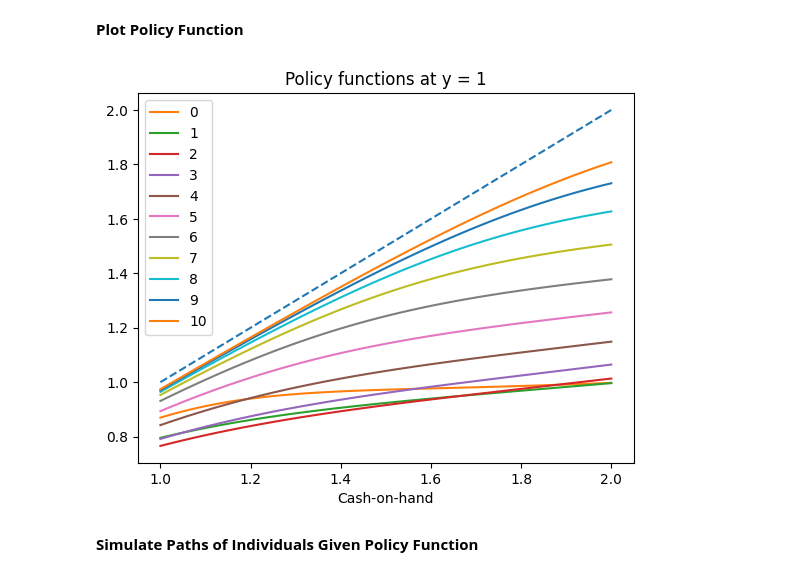
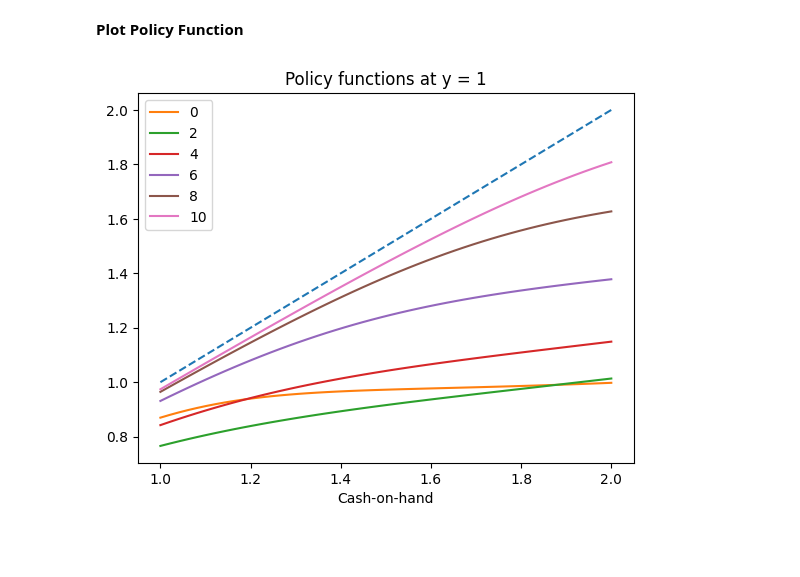
Before and after one commit to marcdelabarrera/nndp, a Jupyter notebook: docs/source/notebooks/income_fluctuations/main.ipynb, the cells around one changed output. Saved outputs shown, nothing was run; the diff lists cells and outputs as text; code cells hidden in the pictures; blank space fills up the shorter version.

```diff
--- a/docs/source/notebooks/income_fluctuations/main.ipynb
+++ b/docs/source/notebooks/income_fluctuations/main.ipynb
@@ -59,16 +59,14 @@ fig.show()
 # %%
 a = jnp.linspace(0,1)
 y_plot = 1
 fig, ax = plt.subplots()
 ax.plot(a + y_plot, a + y_plot, ls = '--')
-for t in range(0, T+1):
+for t in range(0, T+1, 2):
     s = jnp.column_stack((jnp.full(len(a),t), jnp.full(len(a),y_plot), a))
     ax.plot(a + y_plot, policy(s, params, nn), label = f'{t}')
 ax.legend()
 ax.set(xlabel='Cash-on-hand')
 ax.set(title=f'Policy functions at y = {y_plot}')
 plt.show()
 # %% [output]
-[figure, old version]
+[figure, new version]
-# %% [markdown]
-**Simulate Paths of Individuals Given Policy Function**
```
Also changed, not shown: parts of 3 cells of this notebook, 3 other files.
